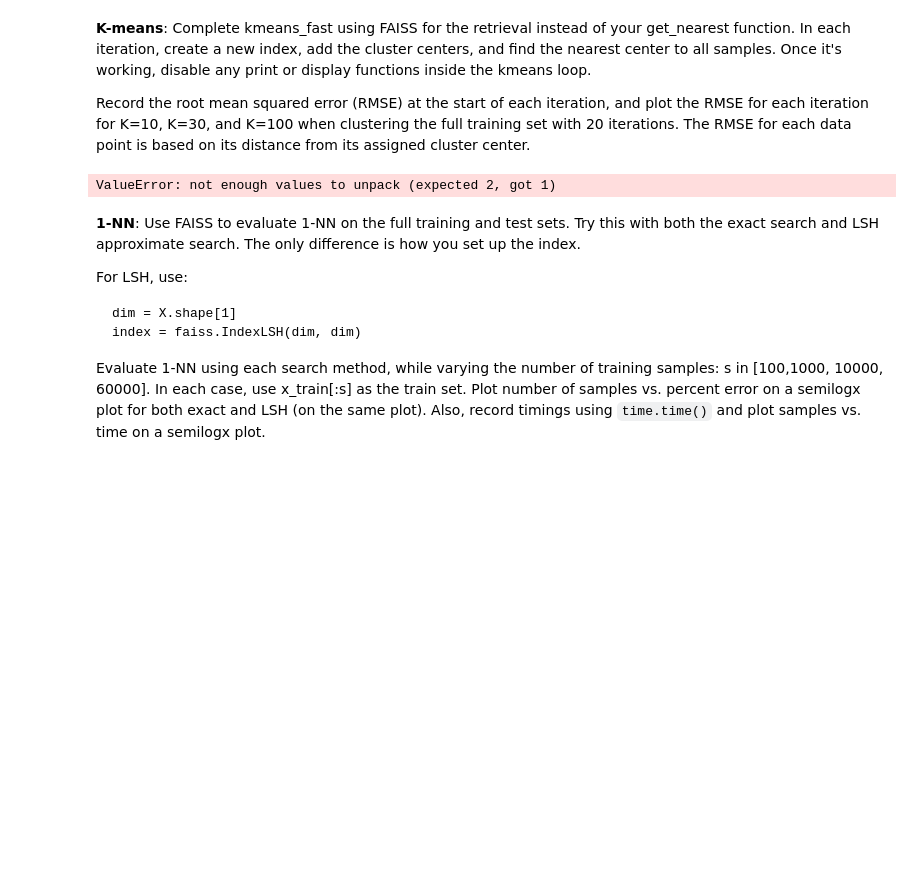
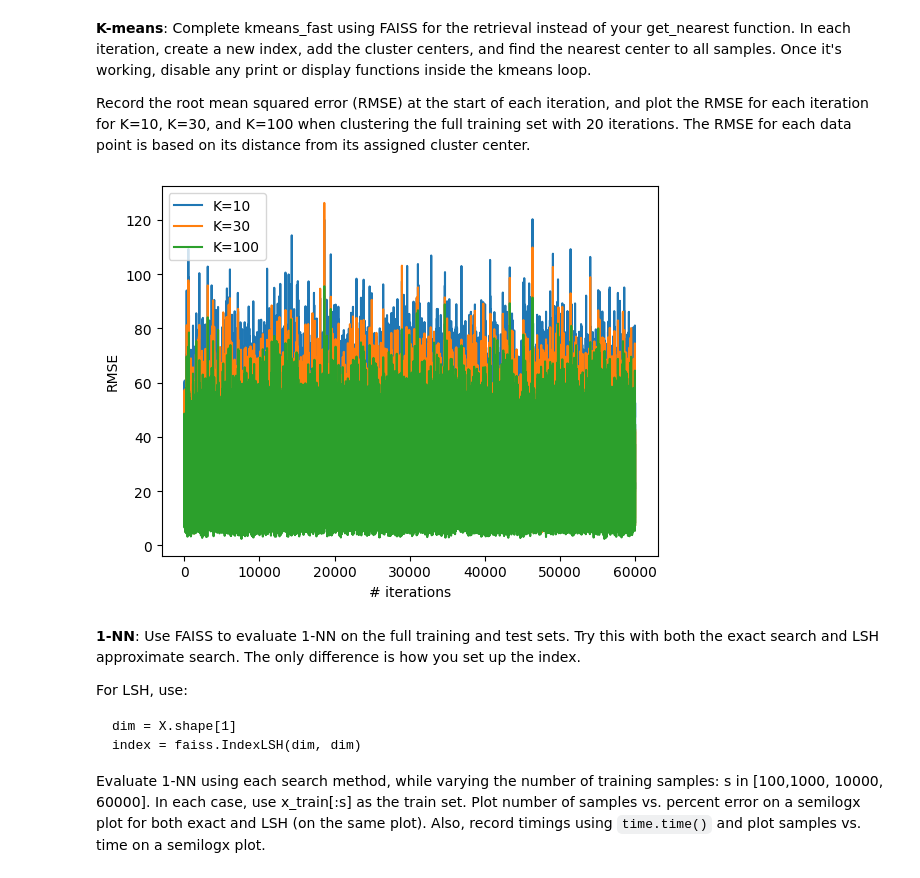
Before and after one commit to e1ec30/ML, a Jupyter notebook: notebooks/CS441_HW1_Starter.ipynb, the cells around one changed output. Drawn from its saved outputs; the diff is of its cells as text; code cells hidden in the pictures; blank space fills up the shorter version.

Commit message:
HW1: add get_neares_faiss

```diff
--- a/notebooks/CS441_HW1_Starter.ipynb
+++ b/notebooks/CS441_HW1_Starter.ipynb
@@ -186,42 +186,43 @@ Record the root mean squared error (RMSE) at the start of each iteration, and pl
 def get_nearest_faiss(x_query, X):
   index = faiss.IndexFlatL2(X.shape[1])
   index.add(X)
-  dist, idx = index.search(x_query, 1)
+  dist, idx = index.search(np.array([x_query]), 1)
   return dist, idx
 
 def kmeans_fast(X, K, niter=10):
   '''
   Starting with the first K samples in X as cluster centers, iteratively assign each
   point to the nearest cluster using faiss and compute the mean of each cluster.
   Input: X[i] is the ith sample, K is the number of clusters, niter is the number of iterations
   Output: K cluster centers
   '''
 
   # TO DO (you can base this on part 1, but use FAISS for search)
   # if you include display code, you need to re-organize the plotting code below
 
   cs = X[:K].copy()
   for _ in range(niter):
-    errs, labels = np.array([get_nearest_faiss(x, cs) for x in X])
+    tups = np.array([get_nearest_faiss(x, cs) for x in X])
+    errs, labels = np.array([(e[0][0][0], e[1][0][0]) for e in tups]).T
     cs = np.array([X[labels == i].mean(axis=0) for i in range(K)])
 
   return cs, errs
 
 K=10
 centers, rmse = kmeans_fast(x_train, K, niter=20)
 plt.plot(np.arange(len(rmse)), rmse, label='K=10')
 
 K=30
 centers, rmse = kmeans_fast(x_train, K, niter=20)
 plt.plot(np.arange(len(rmse)), rmse, label='K=30')
 
 K=100
 centers, rmse = kmeans_fast(x_train, K, niter=20)
 plt.plot(np.arange(len(rmse)), rmse, label='K=100')
 plt.legend(), plt.ylabel('RMSE'), plt.xlabel('# iterations')
 plt.show()
 # %% [output]
-ValueError: not enough values to unpack (expected 2, got 1)
+[figure, added]
 # %% [markdown]
 **1-NN**: Use FAISS to evaluate 1-NN on the full training and test sets.  Try this with both the exact search and LSH approximate search.  The only difference is how you set up the index.
 
```
Also changed, not shown: parts of 2 cells of this notebook.
